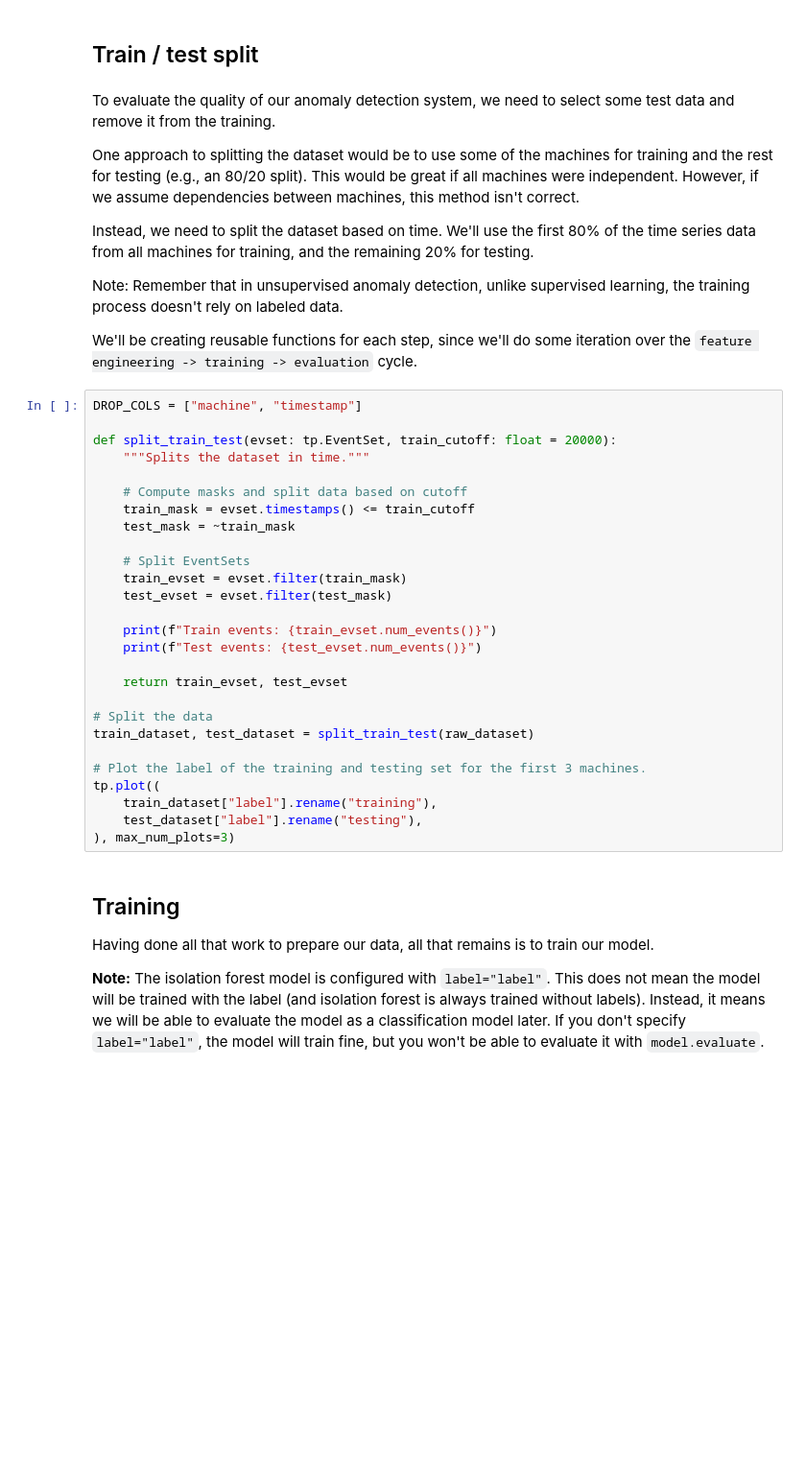
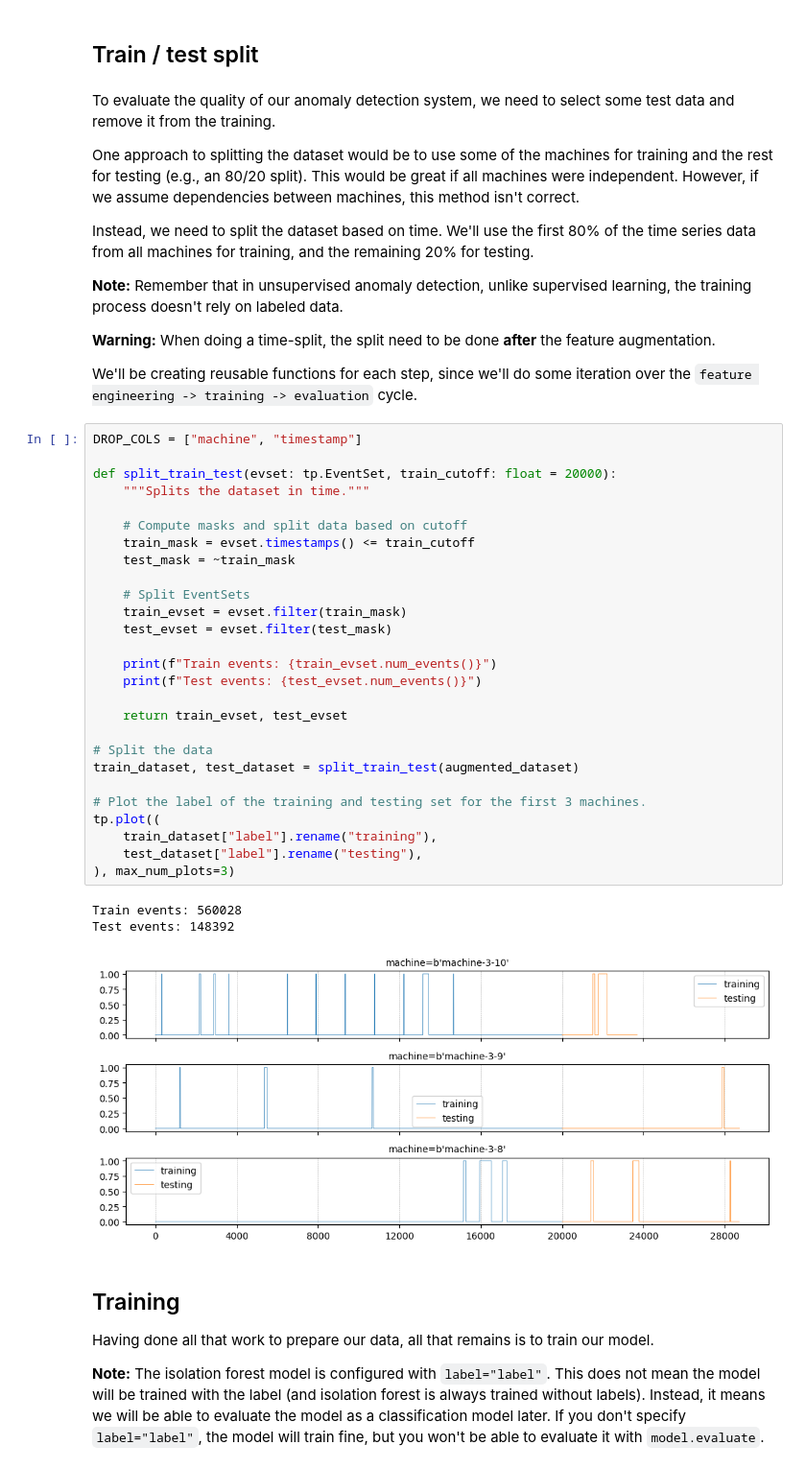
Before and after one commit to Alignment-Lab-AI/temporian, a Jupyter notebook: docs/src/tutorials/anomaly_detection_unsupervised.ipynb, the cells around one changed output. Shown at 96% size. Drawn from its saved outputs; the diff is of its cells as text; blank space fills up the shorter version.

```diff
--- a/docs/src/tutorials/anomaly_detection_unsupervised.ipynb
+++ b/docs/src/tutorials/anomaly_detection_unsupervised.ipynb
@@ -131,37 +270,42 @@ One approach to splitting the dataset would be to use some of the machines for t
 
 Instead, we need to split the dataset based on time. We'll use the first 80% of the time series data from all machines for training, and the remaining 20% for testing.
 
-Note: Remember that in unsupervised anomaly detection, unlike supervised learning, the training process doesn't rely on labeled data.
+**Note:** Remember that in unsupervised anomaly detection, unlike supervised learning, the training process doesn't rely on labeled data.
 
+**Warning:** When doing a time-split, the split need to be done **after** the feature augmentation.
 
 We'll be creating reusable functions for each step, since we'll do some iteration over the `feature engineering -> training -> evaluation` cycle.
 # %%
 DROP_COLS = ["machine", "timestamp"]
 
 def split_train_test(evset: tp.EventSet, train_cutoff: float = 20000):
     """Splits the dataset in time."""
 
     # Compute masks and split data based on cutoff
     train_mask = evset.timestamps() <= train_cutoff
     test_mask = ~train_mask
 
     # Split EventSets
     train_evset = evset.filter(train_mask)
     test_evset = evset.filter(test_mask)
 
     print(f"Train events: {train_evset.num_events()}")
     print(f"Test events: {test_evset.num_events()}")
 
     return train_evset, test_evset
 
 # Split the data
-train_dataset, test_dataset = split_train_test(raw_dataset)
+train_dataset, test_dataset = split_train_test(augmented_dataset)
 
 # Plot the label of the training and testing set for the first 3 machines.
 tp.plot((
     train_dataset["label"].rename("training"),
     test_dataset["label"].rename("testing"),
 ), max_num_plots=3)
+# %% [output]
+Train events: 560028
+Test events: 148392
+[figure, added]
 # %% [markdown]
 ## Training
 
```
Also changed, not shown: parts of 15 cells of this notebook.
